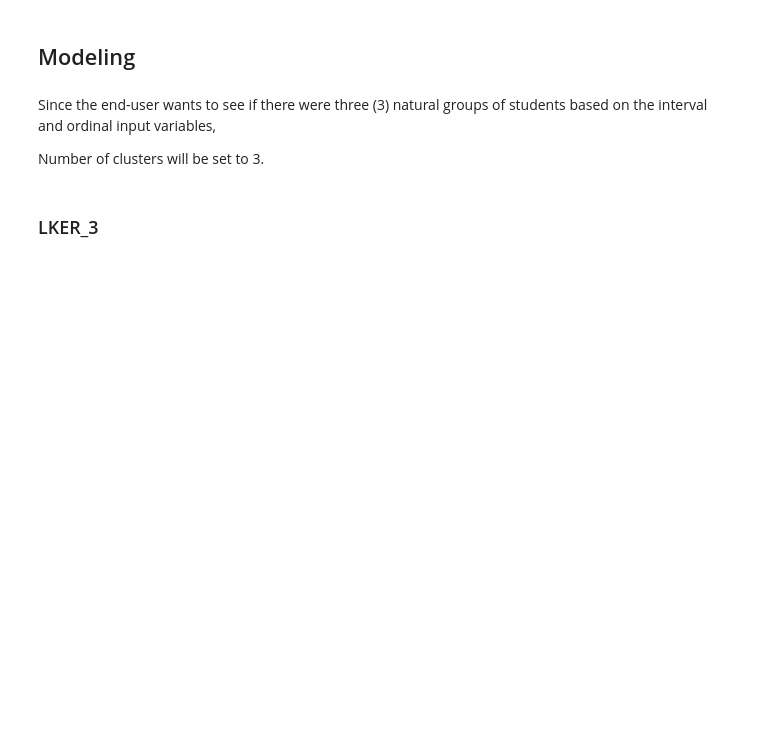
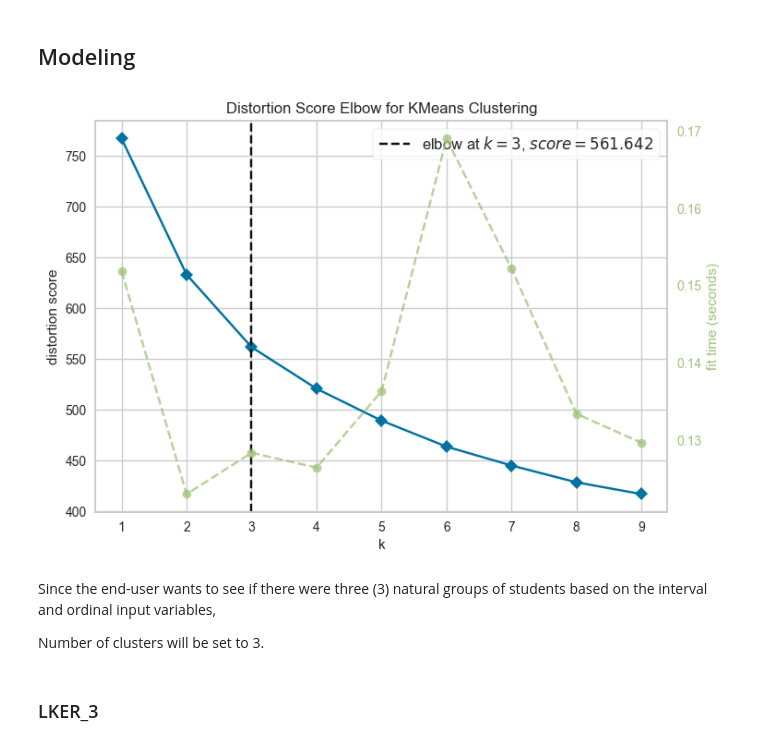
Before and after one commit to MSWinds/dm-group1-project, a Jupyter notebook: Final_Project.ipynb, the cells around one changed output. Cells and saved outputs as stored; diff of their text form; code cells hidden in the pictures; blank space fills up the shorter version.

```diff
--- a/Final_Project.ipynb
+++ b/Final_Project.ipynb
@@ -2562,6 +2562,17 @@ metadata(df_a5_norm) # range features
 | 11 | Family_Income_Normalized | float64 | 0 | 0.0 | 998 | 100.00 | ... |
 # %% [markdown]
 ## Modeling
+# %%
+from yellowbrick.cluster import KElbowVisualizer
+visualizer_a5 = KElbowVisualizer(KMeans(), k=(1, 10))
+
+visualizer_a5.fit(df_a5_norm) # Fit the data to the visualizer
+visualizer_a5.show()
+plt.show()
+# The optimal number of cluster is 3 from the figure
+# 2 and 4 are also possible
+# %% [output]
+[figure, added]
 # %% [markdown]
 Since the end-user wants to see if there were three (3) natural groups of students based on the interval and ordinal input variables,
 
```
Also changed, not shown: parts of 41 cells of this notebook.
